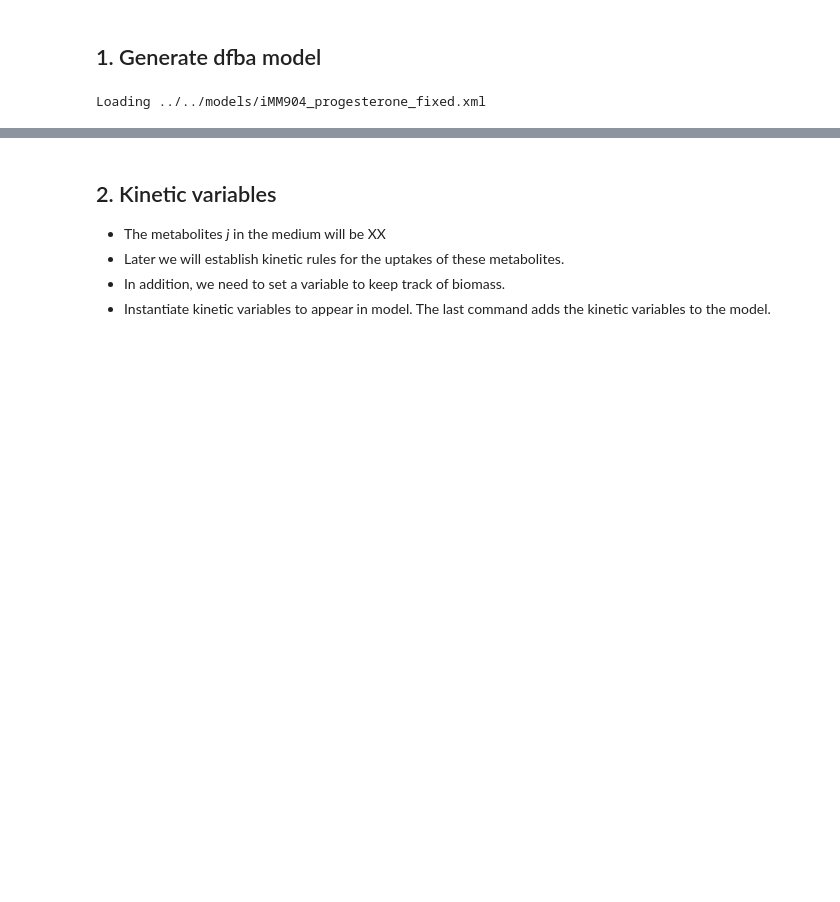
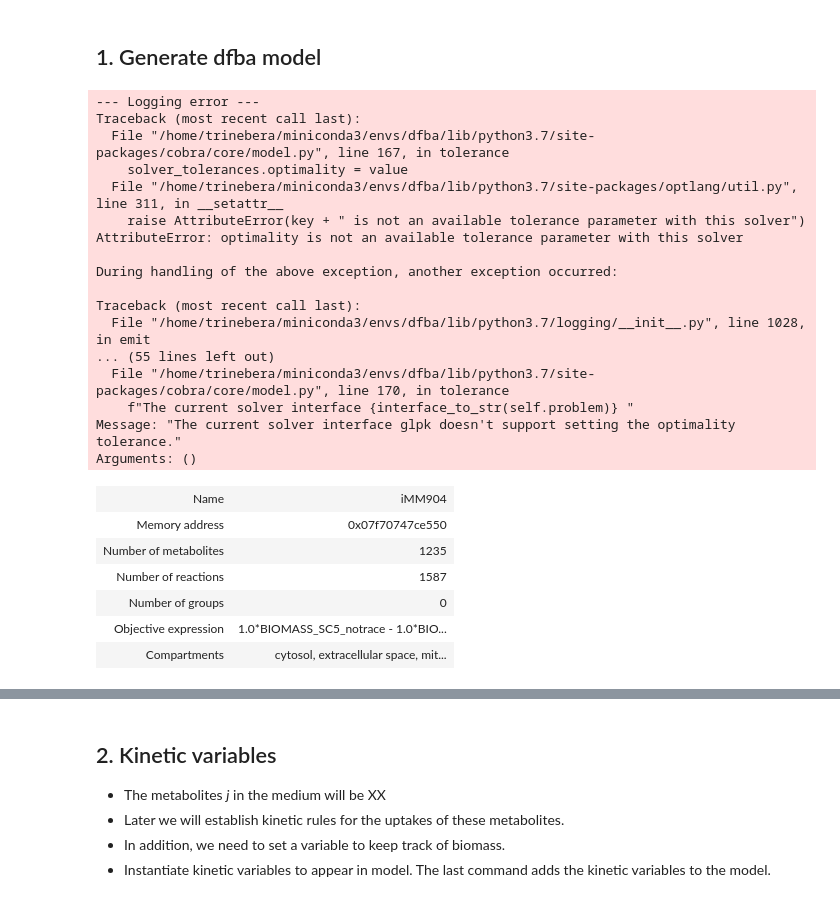
Before and after one commit to 27410/27410-group-assigment-group_3, a Jupyter notebook: misc/Bertram/Test_DFBA.ipynb, the cells around one changed output, grey strips where cells are left out. Saved outputs shown, nothing was run; the diff lists cells and outputs as text; code cells hidden in the pictures; blank space fills up the shorter version.

```diff
--- a/misc/Bertram/Test_DFBA.ipynb
+++ b/misc/Bertram/Test_DFBA.ipynb
@@ -28,11 +11,30 @@ from cobra.io import read_sbml_model
 # %% [markdown]
 ## 1. Generate dfba model
-# %%
-infilename = '../../models/iMM904_progesterone_fixed.xml'
-print(f"Loading {infilename}")
-
-fba_model = read_sbml_model(infilename)
-fba_model.solver = "glpk"
-dfba_model = DfbaModel(fba_model)
-# %% [output]
-Loading ../../models/iMM904_progesterone_fixed.xml
+# %%
+fba_model = read_sbml_model('../../models/iMM904_progesterone_fixed.xml')
+fba_model
+# %% [output]
+--- Logging error ---
+Traceback (most recent call last):
+  File "/home/trinebera/miniconda3/envs/dfba/lib/python3.7/site-packages/cobra/core/model.py", line 167, in tolerance
+    solver_tolerances.optimality = value
+  File "/home/trinebera/miniconda3/envs/dfba/lib/python3.7/site-packages/optlang/util.py", line 311, in __setattr__
+    raise AttributeError(key + " is not an available tolerance parameter with this solver")
+AttributeError: optimality is not an available tolerance parameter with this solver
+
+During handling of the above exception, another exception occurred:
+
+Traceback (most recent call last):
+  File "/home/trinebera/miniconda3/envs/dfba/lib/python3.7/logging/__init__.py", line 1028, in emit
+... (55 lines left out)
+  File "/home/trinebera/miniconda3/envs/dfba/lib/python3.7/site-packages/cobra/core/model.py", line 170, in tolerance
+    f"The current solver interface {interface_to_str(self.problem)} "
+Message: "The current solver interface glpk doesn't support setting the optimality tolerance."
+Arguments: ()
+| Name | iMM904 |
+| Memory address | 0x07f70747ce550 |
+| Number of metabolites | 1235 |
+| Number of reactions | 1587 |
+| Number of groups | 0 |
+| Objective expression | 1.0*BIOMASS_SC5_notrace - 1.0*BIO... |
+| Compartments | cytosol, extracellular space, mit... |
```
Also changed, not shown: parts of 26 cells of this notebook.
